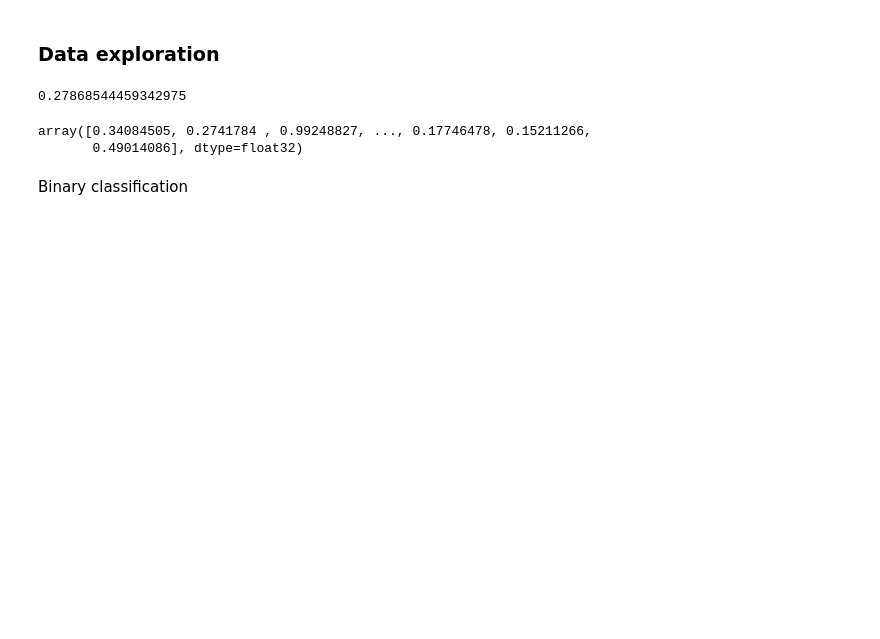
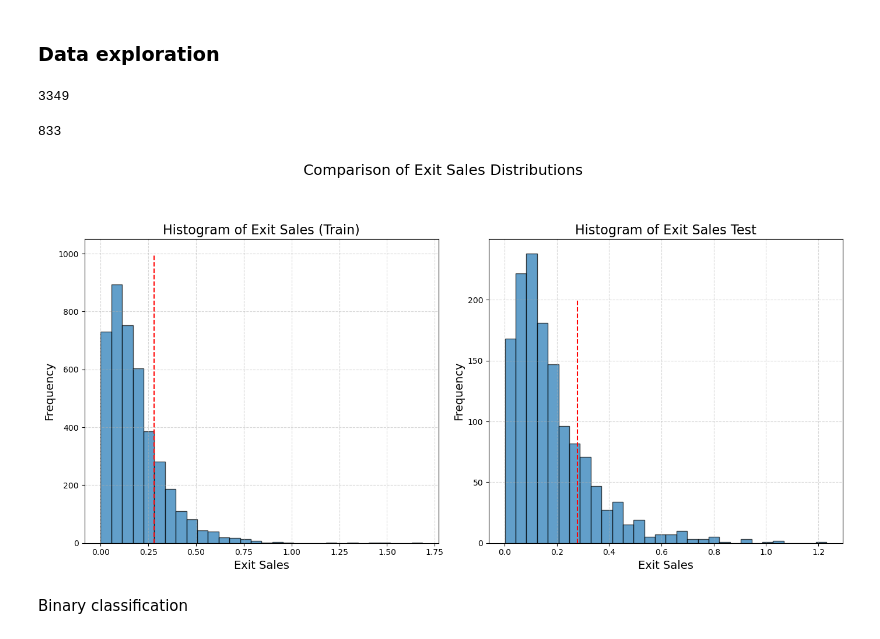
Before and after one commit to guimCC/FashionSalesPrediction, a Jupyter notebook: approach_clip_for_each_category.ipynb, the cells around one changed output. Drawn from its saved outputs; the diff is of its cells as text; code cells hidden in the pictures; blank space fills up the shorter version.

```diff
--- a/approach_clip_for_each_category.ipynb
+++ b/approach_clip_for_each_category.ipynb
@@ -515,24 +530,48 @@ visual_words_test: (1116, 200)
 ### Data exploration
 # %%
 # Calculate total sales per item across the 12 numerical values
-total_sales = item_sales.sum(axis=1)
-first_sales = item_sales[:, 0]
-total_sales_test = item_sales_test.sum(axis=1)
-first_sales_test = item_sales_test[:, 0]
 
 treshold = np.percentile(item_sales_combined[:, 0:4].sum(axis=1), 80)
-exit_sales = (item_sales_combined[:, 0:4].sum(axis=1) >= treshold).astype(int)
+exit_sales = (item_sales_train[:, 0:4].sum(axis=1) >= treshold).astype(int)
 exit_sales_test = (item_sales_test[:, 0:4].sum(axis=1) >= treshold).astype(int)
-# exit_sales = (first_sales >= 0.03).astype(int)
-# exit_sales_test = (first_sales_test >= 0.03).astype(int)
-treshold
-# %% [output]
-0.27868544459342975
-# %%
-item_sales_train[:, 0:4].sum(axis=1)
-# %% [output]
-array([0.34084505, 0.2741784 , 0.99248827, ..., 0.17746478, 0.15211266,
-       0.49014086], dtype=float32)
+# %%
+(exit_sales == 0).sum()
+# %% [output]
+3349
+# %%
+(exit_sales == 1).sum()
+# %% [output]
+833
+# %%
+# Create subplots side by side without shared y-axis
+fig, axes = plt.subplots(1, 2, figsize=(14, 7), sharey=False)
+
+# Plot histogram for Exit Sales (Training Data)
+axes[0].hist(item_sales_train[:, 0:4].sum(axis=1), bins=30, alpha=0.7, edgecolor='black')
+axes[0].vlines(treshold, 0, 1000, color='red', linestyle='--', label='80th Percentile')
+axes[0].set_title('Histogram of Exit Sales (Train)', fontsize=16)
+axes[0].set_xlabel('Exit Sales', fontsize=14)
+axes[0].set_ylabel('Frequency', fontsize=14)
+axes[0].grid(True, linestyle='--', alpha=0.5)
+
+# Plot histogram for Exit Sales Test
+axes[1].hist(item_sales_test[:, 0:4].sum(axis=1), bins=30, alpha=0.7, edgecolor='black')
+axes[1].vlines(treshold, 0, 200, color='red', linestyle='--', label='80th Percentile')
+axes[1].set_title('Histogram of Exit Sales Test', fontsize=16)
+axes[1].set_xlabel('Exit Sales', fontsize=14)
+axes[1].set_ylabel('Frequency', fontsize=14)
+axes[1].grid(True, linestyle='--', alpha=0.5)
+
+# Add a main title
+fig.suptitle('Comparison of Exit Sales Distributions', fontsize=18, y=1.02)
+
+# Adjust layout to accommodate the main title
+plt.tight_layout(rect=[0, 0, 1, 0.95])
+
+# Show plot
+plt.show()
+# %% [output]
+[figure, added]
 # %% [markdown]
 Binary classification
 # %%
```
Also changed, not shown: parts of 34 cells of this notebook.
